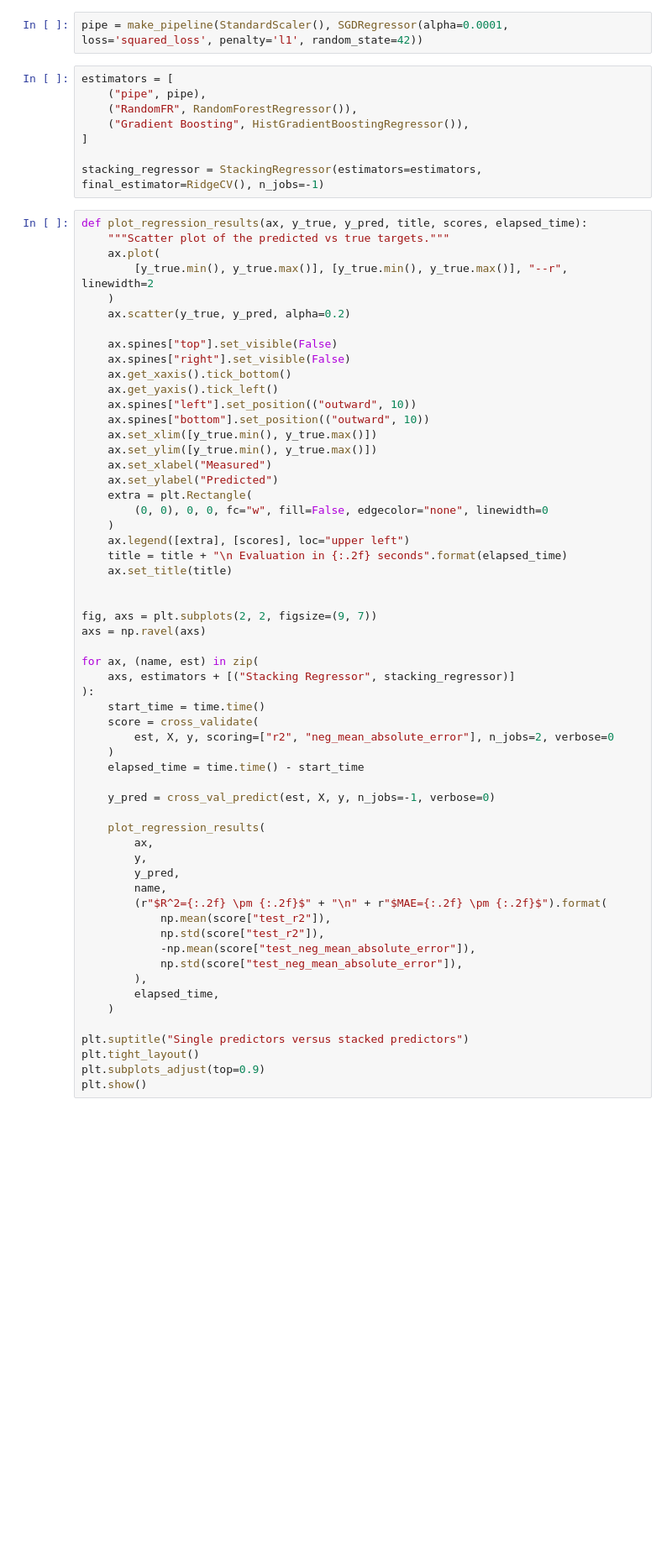
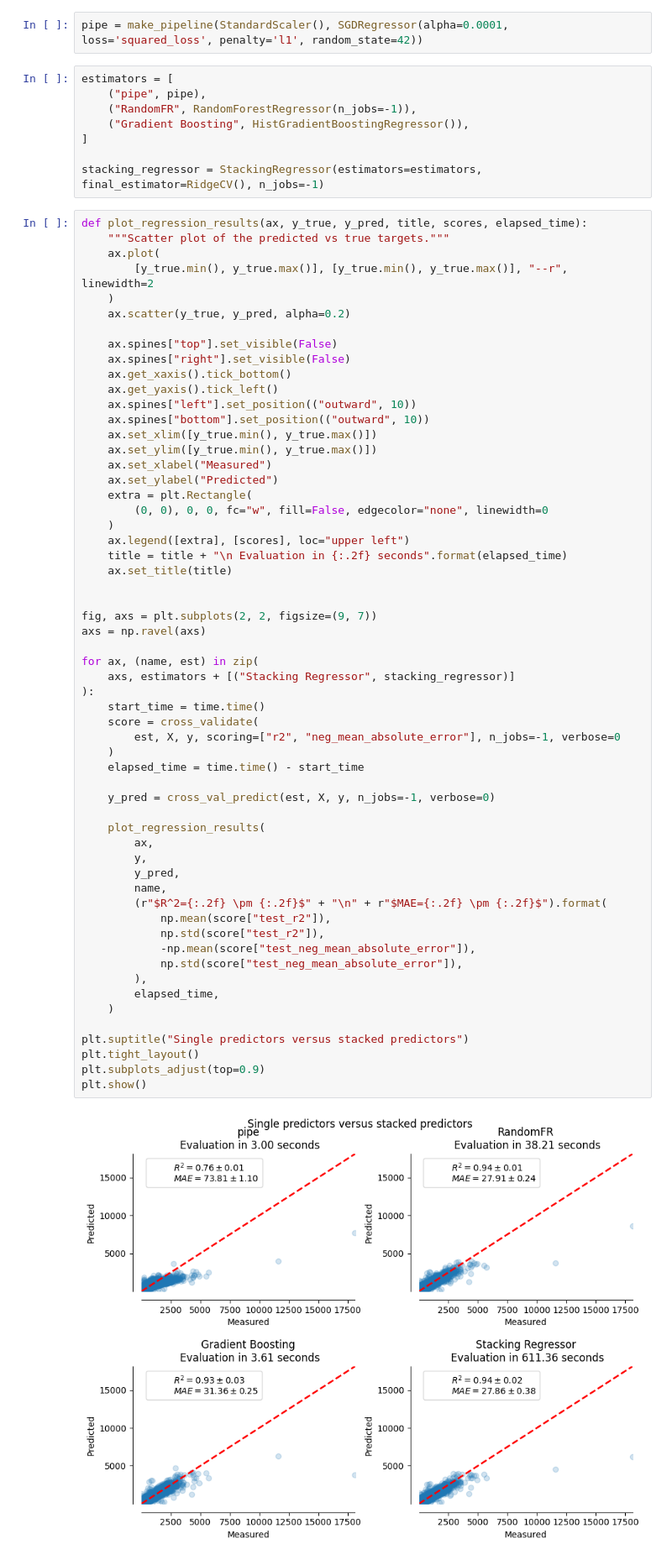
Before and after one commit to fhgr-cds-archive-class-2021/fhgr-3-s-ml-project-group-2, a Jupyter notebook: andre/modelling.ipynb, the cells around one changed output. Shown at 84% size. Drawn from its saved outputs; the diff is of its cells as text; blank space fills up the shorter version.

```diff
--- a/andre/modelling.ipynb
+++ b/andre/modelling.ipynb
@@ -29,7 +29,7 @@ pipe = make_pipeline(StandardScaler(), SGDRegressor(alpha=0.0001, loss='squared_
 # %%
 estimators = [
     ("pipe", pipe),
-    ("RandomFR", RandomForestRegressor()),
+    ("RandomFR", RandomForestRegressor(n_jobs=-1)),
     ("Gradient Boosting", HistGradientBoostingRegressor()),
 ]
 
@@ -64,31 +64,33 @@ fig, axs = plt.subplots(2, 2, figsize=(9, 7))
 axs = np.ravel(axs)
 
 for ax, (name, est) in zip(
     axs, estimators + [("Stacking Regressor", stacking_regressor)]
 ):
     start_time = time.time()
     score = cross_validate(
-        est, X, y, scoring=["r2", "neg_mean_absolute_error"], n_jobs=2, verbose=0
+        est, X, y, scoring=["r2", "neg_mean_absolute_error"], n_jobs=-1, verbose=0
     )
     elapsed_time = time.time() - start_time
 
     y_pred = cross_val_predict(est, X, y, n_jobs=-1, verbose=0)
 
     plot_regression_results(
         ax,
         y,
         y_pred,
         name,
         (r"$R^2={:.2f} \pm {:.2f}$" + "\n" + r"$MAE={:.2f} \pm {:.2f}$").format(
             np.mean(score["test_r2"]),
             np.std(score["test_r2"]),
             -np.mean(score["test_neg_mean_absolute_error"]),
             np.std(score["test_neg_mean_absolute_error"]),
         ),
         elapsed_time,
     )
 
 plt.suptitle("Single predictors versus stacked predictors")
 plt.tight_layout()
 plt.subplots_adjust(top=0.9)
 plt.show()
+# %% [output]
+[figure, added]
```
Also changed, not shown: 1 other file.
